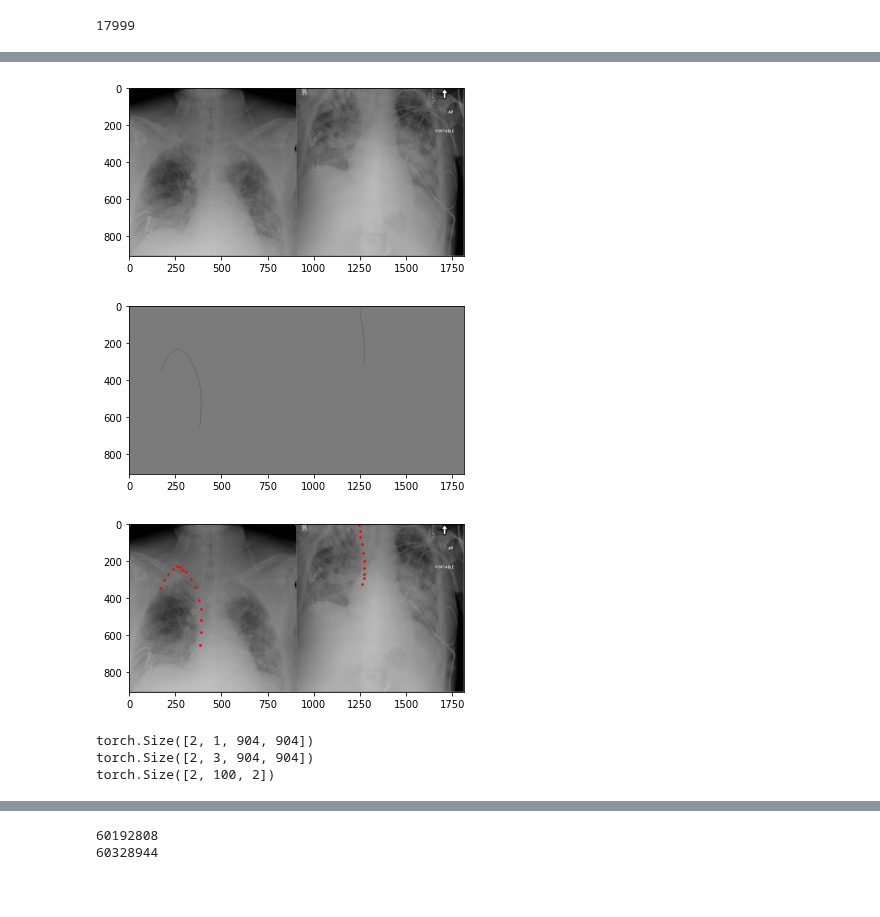
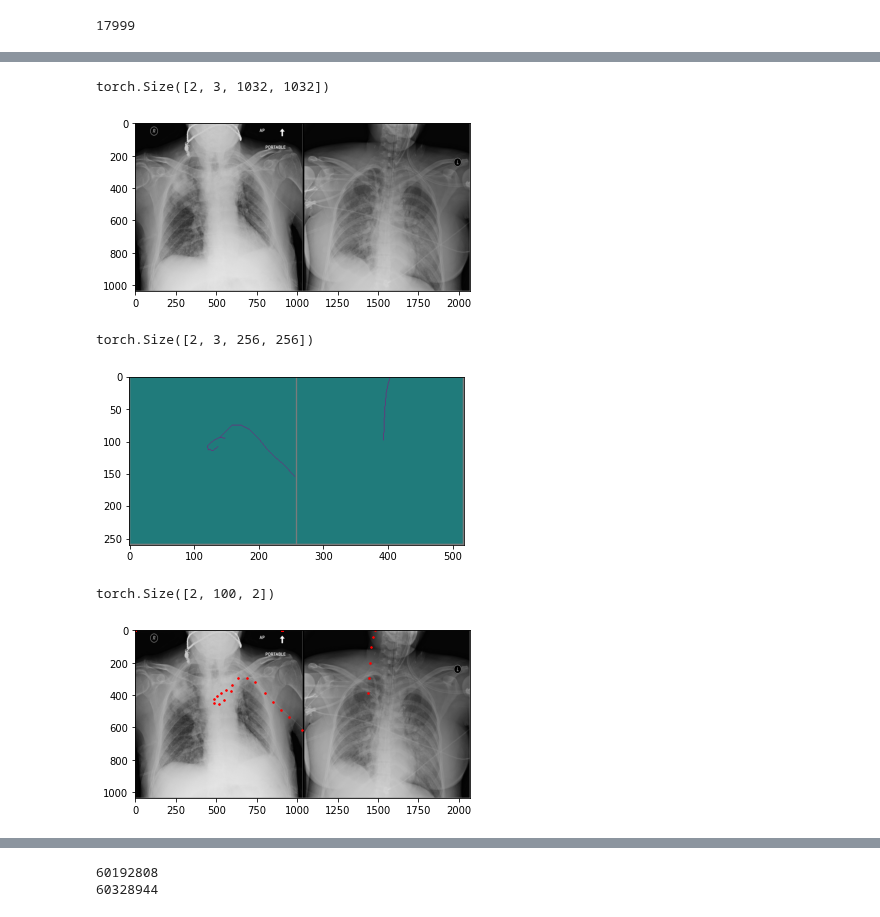
Before and after one commit to alirezash97/Machine-Learning-Course, a Jupyter notebook: Final_Project/Annotations_Segment.ipynb, the cells around one changed output, grey strips where cells are left out. Drawn from its saved outputs; the diff is of its cells as text; code cells hidden in the pictures; blank space fills up the shorter version.

```diff
--- a/Final_Project/Annotations_Segment.ipynb
+++ b/Final_Project/Annotations_Segment.ipynb
@@ -46,7 +46,7 @@ def str2array(s):
 import numpy as np
 
 ##############
-msk_for_dataset_subset = np.random.rand(len(annotations)) < 0.6
+msk_for_dataset_subset = np.random.rand(len(annotations)) < 0.001
 dataset_subset = annotations[msk_for_dataset_subset]
 ##############
 
@@ -241,18 +262,18 @@ def load_data(csv_file='/content/trainset/annotations/train_annotations.csv', ro
 
   return trainset, validation_set
 # %%
-# trainset, testset = load_data()
+trainset, testset = load_data()
 
 
-# train_loader = torch.utils.data.DataLoader(trainset,
-#                          batch_size=2,
-#                          num_workers=0,
-#                          shuffle=True)
+train_loader = torch.utils.data.DataLoader(trainset,
+                         batch_size=2,
+                         num_workers=0,
+                         shuffle=True)
 
 
 
-# validation_loader = torch.utils.data.DataLoader(testset,
-#                          batch_size=2,
-#                          num_workers=0,
-#                          shuffle=True)
+validation_loader = torch.utils.data.DataLoader(testset,
+                         batch_size=2,
+                         num_workers=0,
+                         shuffle=True)
 # %%
@@ -273,46 +294,48 @@ def load_data(csv_file='/content/trainset/annotations/train_annotations.csv', ro
 # %%
-# import matplotlib.pyplot as plt
+import matplotlib.pyplot as plt
 
 
-# def imshow_segmented(segment_label):
+def imshow_segmented(segment_label):
 
-#     # npimg = img.numpy()
-#     # npimg = ((npimg * std[0]) + mean[0]) # unnormalize
-#     # plt.imshow((np.transpose(npimg, (1, 2, 0)) * 255).astype(np.uint8))
+    # npimg = img.numpy()
+    # npimg = ((npimg * std[0]) + mean[0]) # unnormalize
+    # plt.imshow((np.transpose(npimg, (1, 2, 0)) * 255).astype(np.uint8))
 
-#     npimg = segment_label.numpy()
-#     npimg = ((npimg * std[0]) + mean[0]) # unnormalize
-#     plt.imshow((np.transpose(npimg, (1, 2, 0)) * 255).astype(np.uint8))
+    npimg = (segment_label.numpy()*255)
+    npimg = ((npimg * std[0]) + mean[0]) # unnormalize
+    plt.imshow((np.transpose(npimg, (1, 2, 0)) * 255).astype(np.uint8))
 
-#     plt.show()
+    plt.show()
 
-# def imshow(img):
+def imshow(img):
 
-#     npimg = img.numpy()
-#     npimg = ((npimg * std[0]) + mean[0]) # unnormalize
-#     plt.imshow((np.transpose(npimg, (1, 2, 0)) * 255).astype(np.uint8))
+    npimg = img.numpy()
+    npimg = ((npimg * std[0]) + mean[0]) # unnormalize
+    plt.imshow((np.transpose(npimg, (1, 2, 0)) * 255).astype(np.uint8))
 
-#     plt.show()
+    plt.show()
 
 
-# # get some random training images
-# dataiter = iter(train_loader)
-# sample = dataiter.next()
+# get some random training images
+dataiter = iter(train_loader)
+sample = dataiter.next()
 
 
-# imshow(torchvision.utils.make_grid(sample['image']))
-# imshow_segmented(torchvision.utils.make_grid(sample['label']))
-# imshow_landmark(torchvision.utils.make_grid(sample['image']), sample['landmark'])
-# print(sample['label'].shape)
-# print(sample['image'].shape)
-# print(sample['landmark'].shape)
+print(sample['image'].shape)
+imshow(torchvision.utils.make_grid(sample['image']))
+
+print(sample['label'].shape)
+imshow_segmented(torchvision.utils.make_grid(sample['label']))
+
+print(sample['landmark'].shape)
+imshow_landmark(torchvision.utils.make_grid(sample['image']), sample['landmark'])
 # %% [output]
+torch.Size([2, 3, 1032, 1032])
-[figure, old version]
+[figure, new version]
+torch.Size([2, 3, 256, 256])
-[figure, old version]
+[figure, new version]
+torch.Size([2, 100, 2])
-[figure, old version]
+[figure, new version]
-torch.Size([2, 1, 904, 904])
-torch.Size([2, 3, 904, 904])
-torch.Size([2, 100, 2])
 # %%
 # class Network(nn.Module):
 
```
Also changed, not shown: parts of 10 cells of this notebook.
